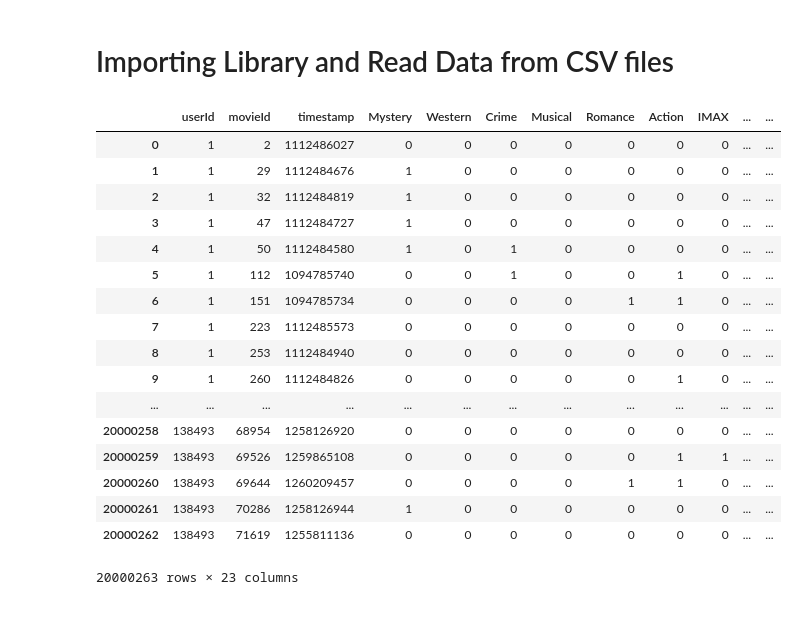
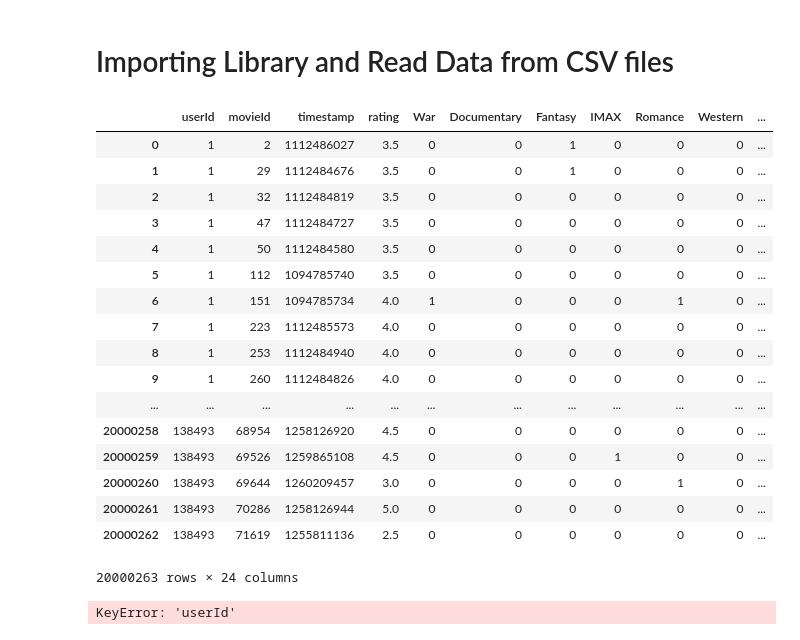
Before and after one commit to Ericlkl/Movie-Rating-Prediction, a Jupyter notebook: Assignment.ipynb, the cells around one changed output. Drawn from its saved outputs; the diff is of its cells as text; code cells hidden in the pictures.

Commit message:
Multiple Linear Regression Implemented

```diff
--- a/Assignment.ipynb
+++ b/Assignment.ipynb
@@ -37,28 +38,28 @@ for genre in get_all_genres():
 # Filtering duplicate values in the MovieGenre list
 movies_dataset = movies_dataset.drop(columns=['genres', 'title'], axis=1)
 # %%
-X = pd.merge(rating_dataset[["userId","movieId","timestamp"]], movies_dataset, on='movieId', how="left")
+full_rating_dataset = pd.merge(rating_dataset[["userId","movieId","timestamp", "rating"]], movies_dataset, on='movieId', how="left")
 
 # Creating parameters from Rating Dataset
 # y = rating_dataset.loc[:, ["rating"]]
 
-X
+full_rating_dataset
 # %% [output]
-|  | userId | movieId | timestamp | Mystery | Western | Crime | Musical | Romance | Action | IMAX | ... | ... |
-| 0 | 1 | 2 | 1112486027 | 0 | 0 | 0 | 0 | 0 | 0 | 0 | ... | ... |
-| 1 | 1 | 29 | 1112484676 | 1 | 0 | 0 | 0 | 0 | 0 | 0 | ... | ... |
-| 2 | 1 | 32 | 1112484819 | 1 | 0 | 0 | 0 | 0 | 0 | 0 | ... | ... |
-| 3 | 1 | 47 | 1112484727 | 1 | 0 | 0 | 0 | 0 | 0 | 0 | ... | ... |
-| 4 | 1 | 50 | 1112484580 | 1 | 0 | 1 | 0 | 0 | 0 | 0 | ... | ... |
-| 5 | 1 | 112 | 1094785740 | 0 | 0 | 1 | 0 | 0 | 1 | 0 | ... | ... |
-| 6 | 1 | 151 | 1094785734 | 0 | 0 | 0 | 0 | 1 | 1 | 0 | ... | ... |
-| 7 | 1 | 223 | 1112485573 | 0 | 0 | 0 | 0 | 0 | 0 | 0 | ... | ... |
-| 8 | 1 | 253 | 1112484940 | 0 | 0 | 0 | 0 | 0 | 0 | 0 | ... | ... |
-| 9 | 1 | 260 | 1112484826 | 0 | 0 | 0 | 0 | 0 | 1 | 0 | ... | ... |
-| ... | ... | ... | ... | ... | ... | ... | ... | ... | ... | ... | ... | ... |
-| 20000258 | 138493 | 68954 | 1258126920 | 0 | 0 | 0 | 0 | 0 | 0 | 0 | ... | ... |
-| 20000259 | 138493 | 69526 | 1259865108 | 0 | 0 | 0 | 0 | 0 | 1 | 1 | ... | ... |
-| 20000260 | 138493 | 69644 | 1260209457 | 0 | 0 | 0 | 0 | 1 | 1 | 0 | ... | ... |
-| 20000261 | 138493 | 70286 | 1258126944 | 1 | 0 | 0 | 0 | 0 | 0 | 0 | ... | ... |
-| 20000262 | 138493 | 71619 | 1255811136 | 0 | 0 | 0 | 0 | 0 | 0 | 0 | ... | ... |
+|  | userId | movieId | timestamp | rating | War | Documentary | Fantasy | IMAX | Romance | Western | ... |
+| 0 | 1 | 2 | 1112486027 | 3.5 | 0 | 0 | 1 | 0 | 0 | 0 | ... |
+| 1 | 1 | 29 | 1112484676 | 3.5 | 0 | 0 | 1 | 0 | 0 | 0 | ... |
+| 2 | 1 | 32 | 1112484819 | 3.5 | 0 | 0 | 0 | 0 | 0 | 0 | ... |
+| 3 | 1 | 47 | 1112484727 | 3.5 | 0 | 0 | 0 | 0 | 0 | 0 | ... |
+| 4 | 1 | 50 | 1112484580 | 3.5 | 0 | 0 | 0 | 0 | 0 | 0 | ... |
+| 5 | 1 | 112 | 1094785740 | 3.5 | 0 | 0 | 0 | 0 | 0 | 0 | ... |
+| 6 | 1 | 151 | 1094785734 | 4.0 | 1 | 0 | 0 | 0 | 1 | 0 | ... |
+| 7 | 1 | 223 | 1112485573 | 4.0 | 0 | 0 | 0 | 0 | 0 | 0 | ... |
+| 8 | 1 | 253 | 1112484940 | 4.0 | 0 | 0 | 0 | 0 | 0 | 0 | ... |
+| 9 | 1 | 260 | 1112484826 | 4.0 | 0 | 0 | 0 | 0 | 0 | 0 | ... |
+| ... | ... | ... | ... | ... | ... | ... | ... | ... | ... | ... | ... |
+| 20000258 | 138493 | 68954 | 1258126920 | 4.5 | 0 | 0 | 0 | 0 | 0 | 0 | ... |
+| 20000259 | 138493 | 69526 | 1259865108 | 4.5 | 0 | 0 | 0 | 1 | 0 | 0 | ... |
+| 20000260 | 138493 | 69644 | 1260209457 | 3.0 | 0 | 0 | 0 | 0 | 1 | 0 | ... |
+| 20000261 | 138493 | 70286 | 1258126944 | 5.0 | 0 | 0 | 0 | 0 | 0 | 0 | ... |
+| 20000262 | 138493 | 71619 | 1255811136 | 2.5 | 0 | 0 | 0 | 0 | 0 | 0 | ... |
-20000263 rows × 23 columns
+20000263 rows × 24 columns
@@ -64,0 +68,8 @@ X
+# %%
+# Randomly Generate a user for doing linear regression to predict what will he / she giving the rating on a movie
+userID = random.randint(1,newest_userID + 1)
+
+# Set the index by movieId, This line of code only able to execute once
+full_rating_dataset.set_index('userId', inplace = True)
+# %% [output]
+KeyError: 'userId'
```
Also changed, not shown: parts of 6 cells of this notebook.
